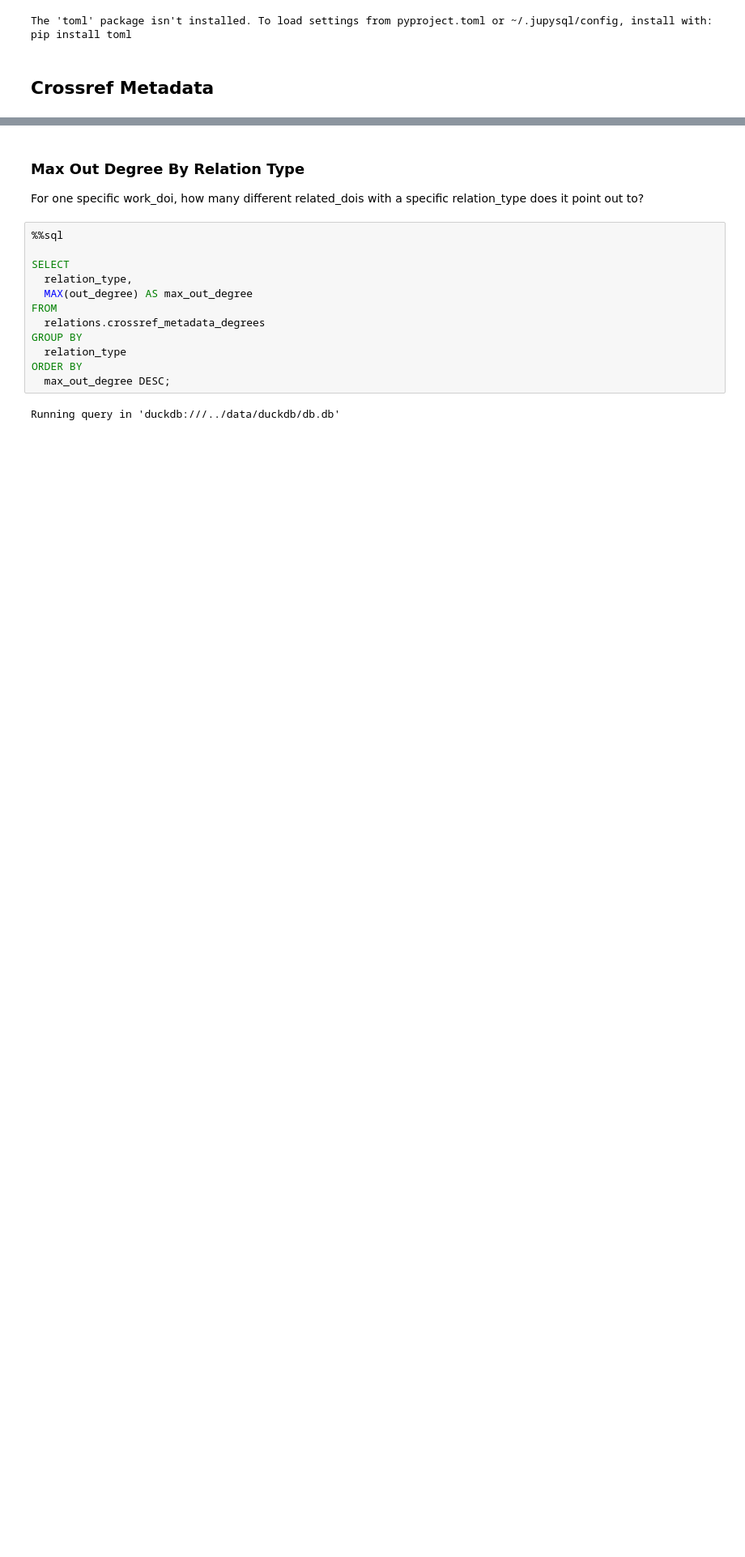
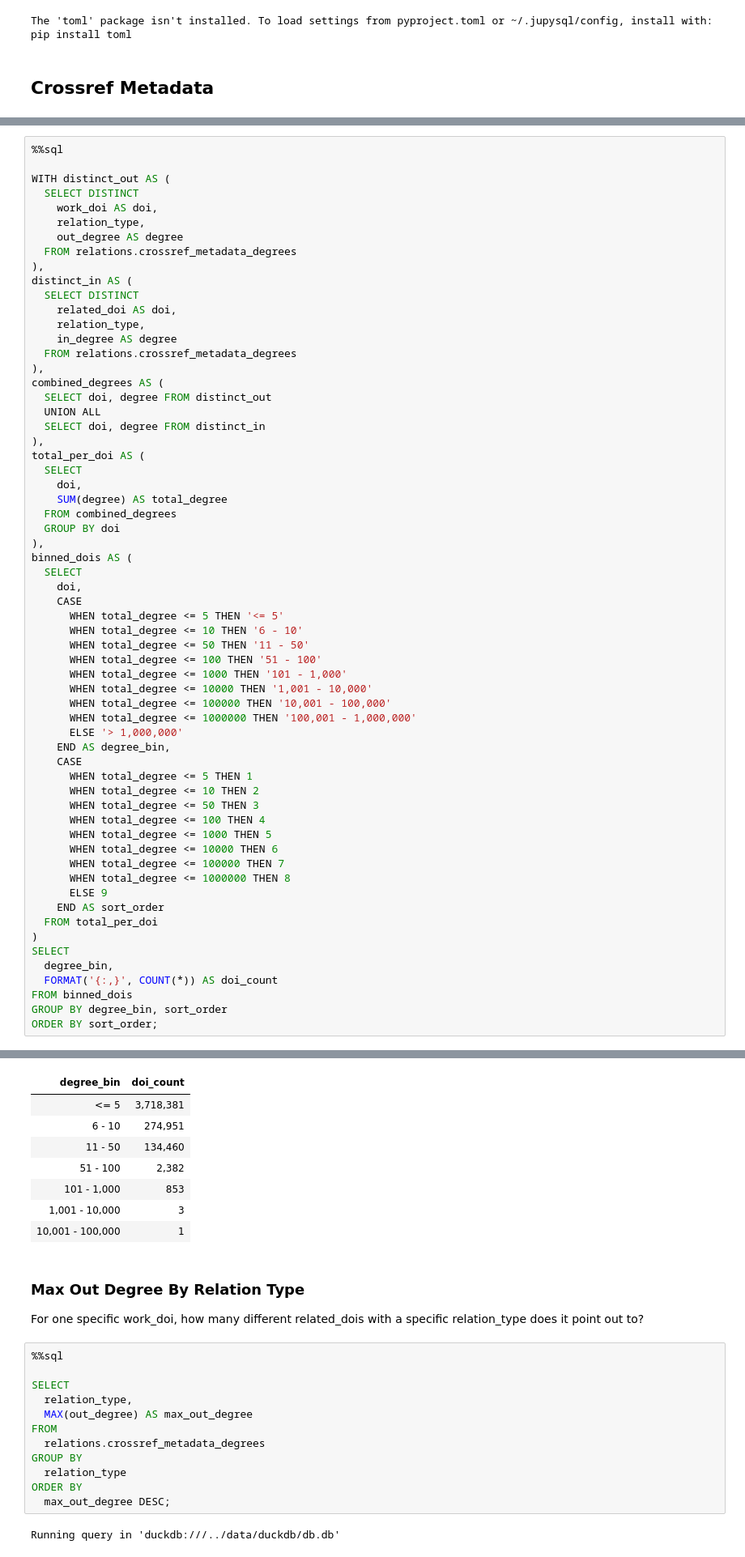
Before and after one commit to CDLUC3/dmptool-works-matching, a Jupyter notebook: notebooks/Relations.ipynb, the cells around one changed output, grey strips where cells are left out. Shown at 81% size. Drawn from its saved outputs; the diff is of its cells as text; blank space fills up the shorter version.

```diff
--- a/notebooks/Relations.ipynb
+++ b/notebooks/Relations.ipynb
@@ -19,0 +22,63 @@ The 'toml' package isn't installed. To load settings from pyproject.toml or ~/.j
+# %%
+%%sql
+
+WITH distinct_out AS (
+  SELECT DISTINCT
+    work_doi AS doi,
+    relation_type,
+    out_degree AS degree
+  FROM relations.crossref_metadata_degrees
+),
+distinct_in AS (
+  SELECT DISTINCT
+    related_doi AS doi,
+    relation_type,
+    in_degree AS degree
+  FROM relations.crossref_metadata_degrees
+),
+combined_degrees AS (
+  SELECT doi, degree FROM distinct_out
+  UNION ALL
+  SELECT doi, degree FROM distinct_in
+),
+total_per_doi AS (
+  SELECT
+    doi,
+    SUM(degree) AS total_degree
+  FROM combined_degrees
+  GROUP BY doi
+),
+binned_dois AS (
+  SELECT
+    doi,
+    CASE
+      WHEN total_degree <= 5 THEN '<= 5'
+      WHEN total_degree <= 10 THEN '6 - 10'
+      WHEN total_degree <= 50 THEN '11 - 50'
+      WHEN total_degree <= 100 THEN '51 - 100'
+      WHEN total_degree <= 1000 THEN '101 - 1,000'
+      WHEN total_degree <= 10000 THEN '1,001 - 10,000'
+      WHEN total_degree <= 100000 THEN '10,001 - 100,000'
+      WHEN total_degree <= 1000000 THEN '100,001 - 1,000,000'
+      ELSE '> 1,000,000'
+    END AS degree_bin,
+    CASE
+      WHEN total_degree <= 5 THEN 1
+      WHEN total_degree <= 10 THEN 2
+      WHEN total_degree <= 50 THEN 3
+      WHEN total_degree <= 100 THEN 4
+      WHEN total_degree <= 1000 THEN 5
+      WHEN total_degree <= 10000 THEN 6
+      WHEN total_degree <= 100000 THEN 7
+      WHEN total_degree <= 1000000 THEN 8
+      ELSE 9
+    END AS sort_order
+  FROM total_per_doi
+)
+SELECT
+  degree_bin,
+  FORMAT('{:,}', COUNT(*)) AS doi_count
+FROM binned_dois
+GROUP BY degree_bin, sort_order
+ORDER BY sort_order;
+# %% [output]
@@ -20,3 +86,11 @@ The 'toml' package isn't installed. To load settings from pyproject.toml or ~/.j
+| degree_bin | doi_count |
+| <= 5 | 3,718,381 |
+| 6 - 10 | 274,951 |
+| 11 - 50 | 134,460 |
+| 51 - 100 | 2,382 |
+| 101 - 1,000 | 853 |
+| 1,001 - 10,000 | 3 |
+| 10,001 - 100,000 | 1 |
 # %% [markdown]
 ### Max Out Degree By Relation Type
 For one specific work_doi, how many different related_dois with a specific relation_type does it point out to?
```
Also changed, not shown: parts of 7 cells of this notebook.
